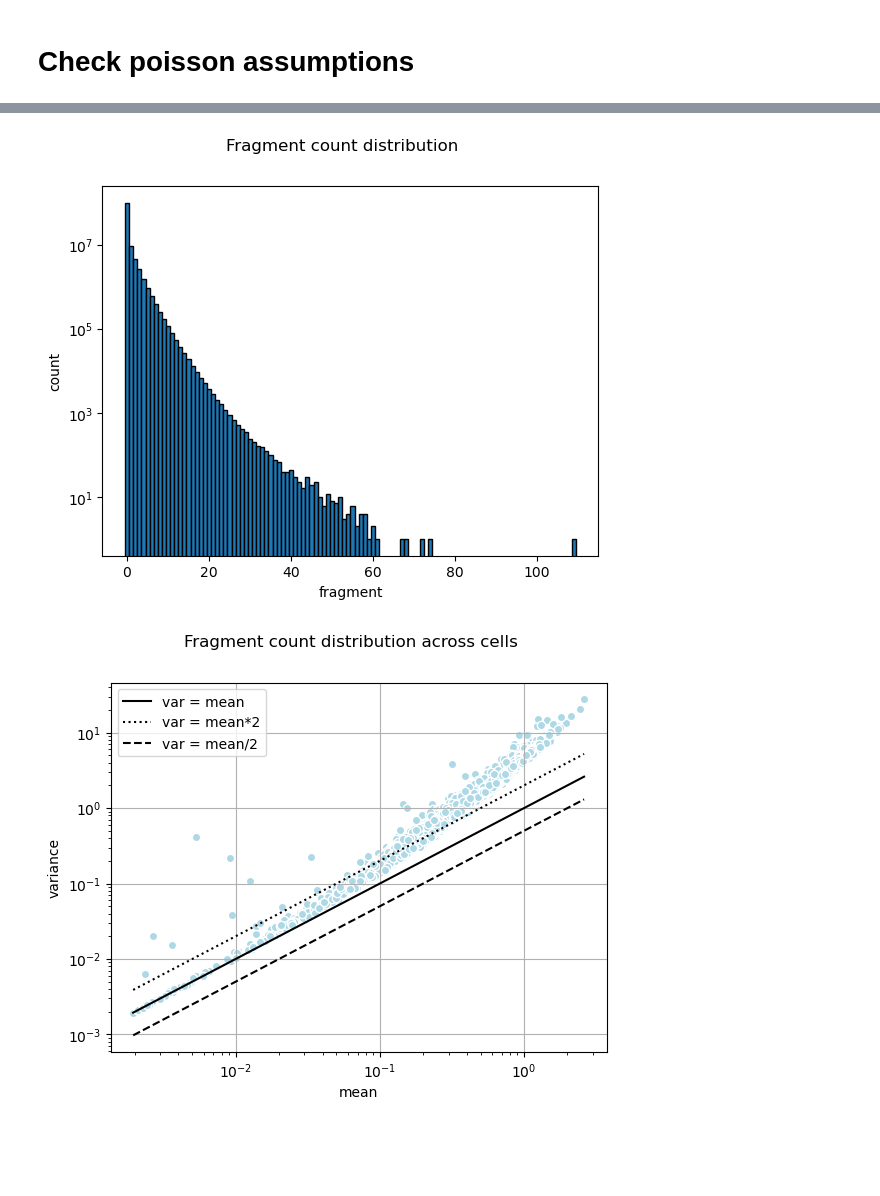
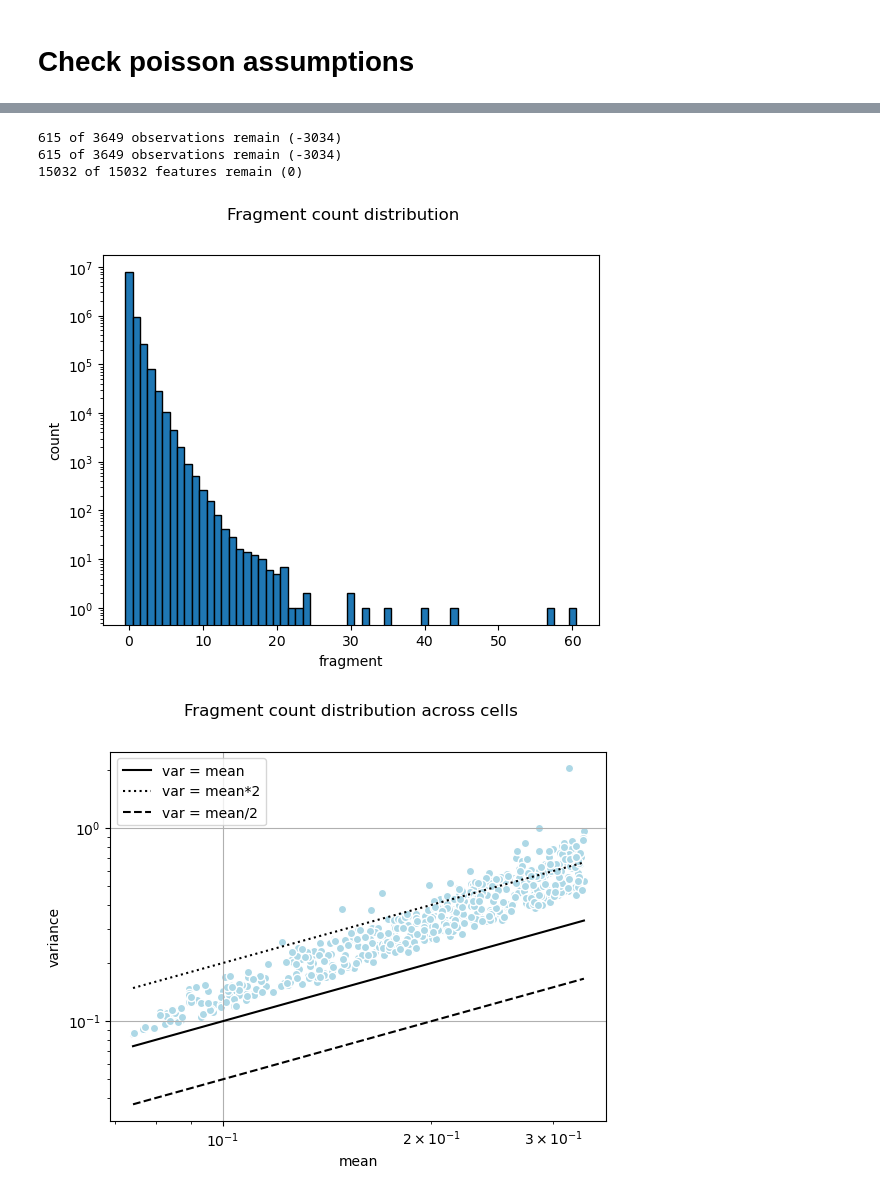
Before and after one commit to MarkusFranke/Better-Normalization-for-scATAC-seq-data, a Jupyter notebook: poisson.ipynb, the cells around one changed output, grey strips where cells are left out. Drawn from its saved outputs; the diff is of its cells as text; code cells hidden in the pictures; blank space fills up the shorter version.

```diff
--- a/poisson.ipynb
+++ b/poisson.ipynb
@@ -58,2 +17,0 @@ epi.pp.set_filter(adata, "n_cells", min_threshold=min_cells)
-# %%
-adata_sim = epi.pp.apply_filters(adata, verbose=True)
@@ -62,0 +18,8 @@ adata_sim = epi.pp.apply_filters(adata, verbose=True)
+# %%
+file_path=Path('data/mouse_brain_5k/bin_by_cell_filtered.h5ad')
+# %%
+epidata = data.MouseBrainDataset()
+# adata = epidata.load_mtx(matrix_path=Path('data/mouse_brain_5k/bin_by_cell.h5ad'))
+# adata = epidata.get_window_mtx(matrix_path=Path('data/mouse_brain_5k/10000bin_by_cell.h5ad'), window_size=10000, save=True)
+# adata = epidata.get_peak_mtx(matrix_path=Path('data/mouse_brain_5k/peak_by_cell.h5ad'), save=True)
+adata = epidata.load_mtx(matrix_path=file_path)
@@ -62,0 +28,4 @@ adata_sim = epi.pp.apply_filters(adata, verbose=True)
+# %%
+adata.obs['lib_size'] = adata.X.sum(1)
+adata.obs['mean'] = adata.X.mean(1)
+adata.obs['var'] = adata.X.power(2).mean(1) - np.square(adata.X.mean(1))
@@ -63,6 +64,12 @@ adata_sim = epi.pp.apply_filters(adata, verbose=True)
 # %%
-myplt.plot_count_distribution(adata, title='Fragment count distribution')
-myplt.plot_count_mean_var(adata, title='Fragment count distribution across cells')
+adata_tmp = adata.copy()
+epi.pp.set_filter(adata_tmp, "n_counts", max_threshold=5000)
+adata_tmp = epi.pp.apply_filters(adata_tmp, verbose=True)
+myplt.plot_count_distribution(adata_tmp, title='Fragment count distribution')
+myplt.plot_count_mean_var(adata_tmp, title='Fragment count distribution across cells')
 # %% [output]
+615 of 3649 observations remain (-3034)
+615 of 3649 observations remain (-3034)
+15032 of 15032 features remain (0)
-[figure, old version]
+[figure, new version]
-[figure, old version]
+[figure, new version]
```
Also changed, not shown: parts of 16 cells of this notebook, 10 other files.
